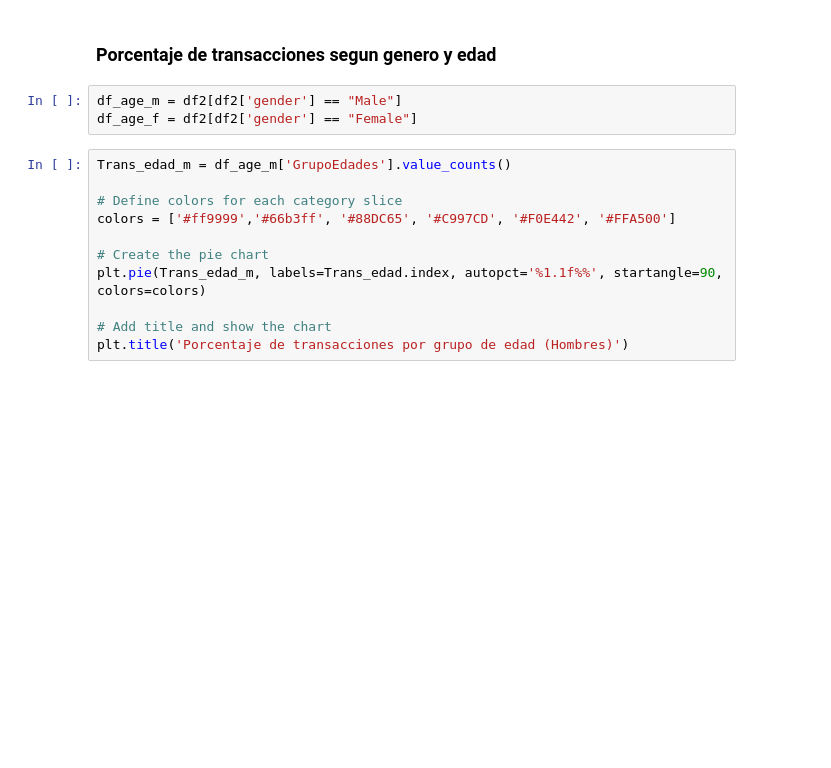
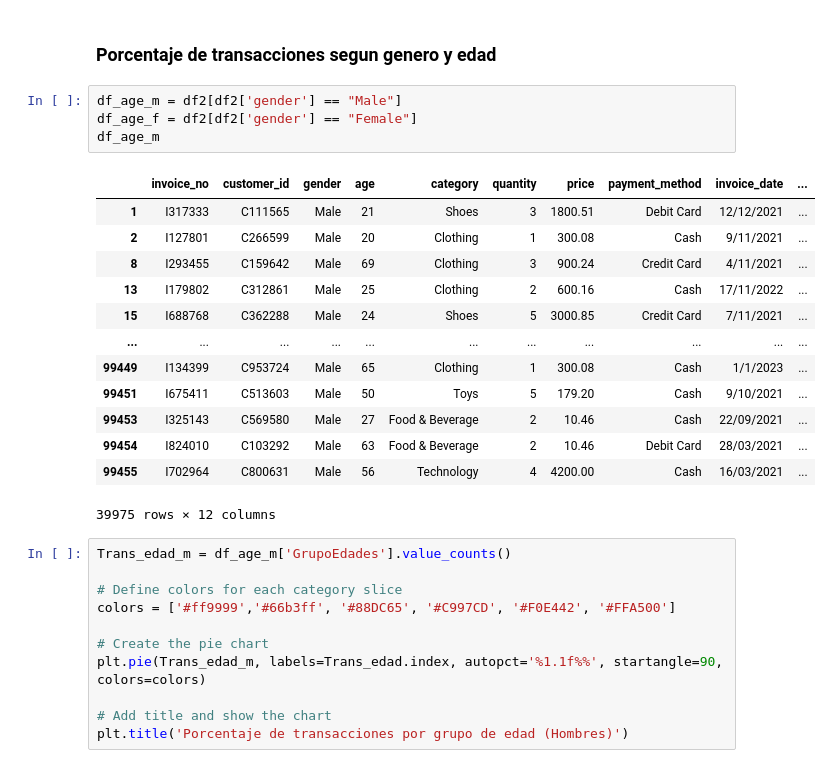
Before and after one commit to Gdiaz097/Retail-dataset, a Jupyter notebook: retail.ipynb, the cells around one changed output. Drawn from its saved outputs; the diff is of its cells as text; blank space fills up the shorter version.

```diff
--- a/retail.ipynb
+++ b/retail.ipynb
@@ -222,6 +222,21 @@ Name: TotalPrice, dtype: float64
 # %%
 df_age_m = df2[df2['gender'] == "Male"]
 df_age_f = df2[df2['gender'] == "Female"]
+df_age_m
+# %% [output]
+|  | invoice_no | customer_id | gender | age | category | quantity | price | payment_method | invoice_date | ... |
+| 1 | I317333 | C111565 | Male | 21 | Shoes | 3 | 1800.51 | Debit Card | 12/12/2021 | ... |
+| 2 | I127801 | C266599 | Male | 20 | Clothing | 1 | 300.08 | Cash | 9/11/2021 | ... |
+| 8 | I293455 | C159642 | Male | 69 | Clothing | 3 | 900.24 | Credit Card | 4/11/2021 | ... |
+| 13 | I179802 | C312861 | Male | 25 | Clothing | 2 | 600.16 | Cash | 17/11/2022 | ... |
+| 15 | I688768 | C362288 | Male | 24 | Shoes | 5 | 3000.85 | Credit Card | 7/11/2021 | ... |
+| ... | ... | ... | ... | ... | ... | ... | ... | ... | ... | ... |
+| 99449 | I134399 | C953724 | Male | 65 | Clothing | 1 | 300.08 | Cash | 1/1/2023 | ... |
+| 99451 | I675411 | C513603 | Male | 50 | Toys | 5 | 179.20 | Cash | 9/10/2021 | ... |
+| 99453 | I325143 | C569580 | Male | 27 | Food & Beverage | 2 | 10.46 | Cash | 22/09/2021 | ... |
+| 99454 | I824010 | C103292 | Male | 63 | Food & Beverage | 2 | 10.46 | Debit Card | 28/03/2021 | ... |
+| 99455 | I702964 | C800631 | Male | 56 | Technology | 4 | 4200.00 | Cash | 16/03/2021 | ... |
+39975 rows × 12 columns
 # %%
 Trans_edad_m = df_age_m['GrupoEdades'].value_counts()
 
```
Also changed, not shown: parts of 6 cells of this notebook.
